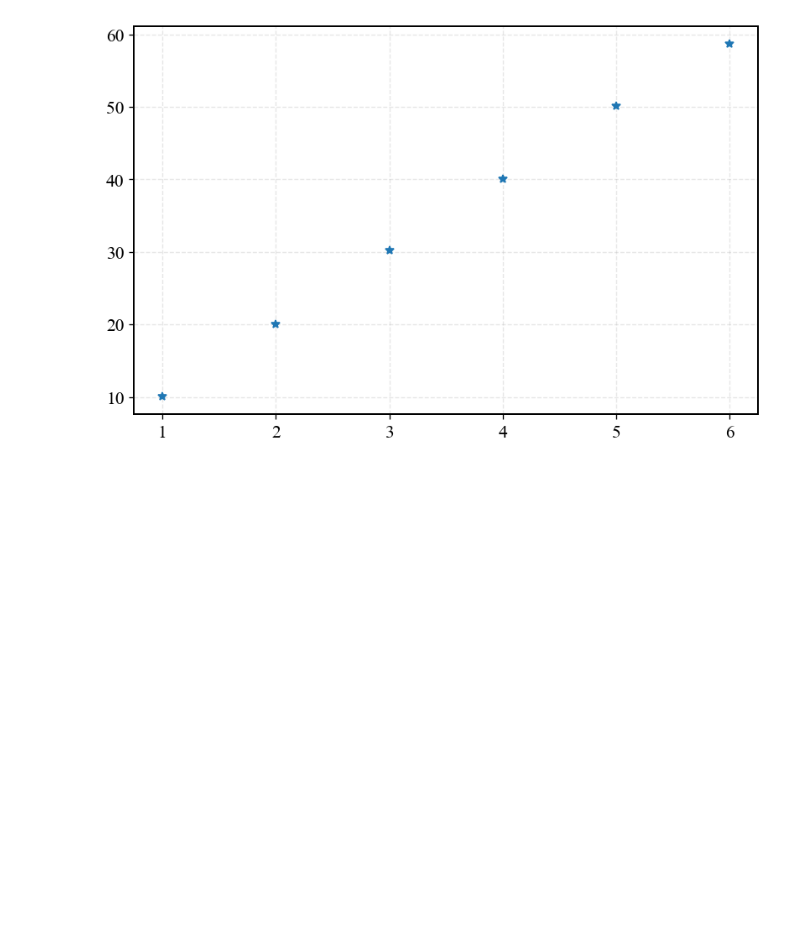
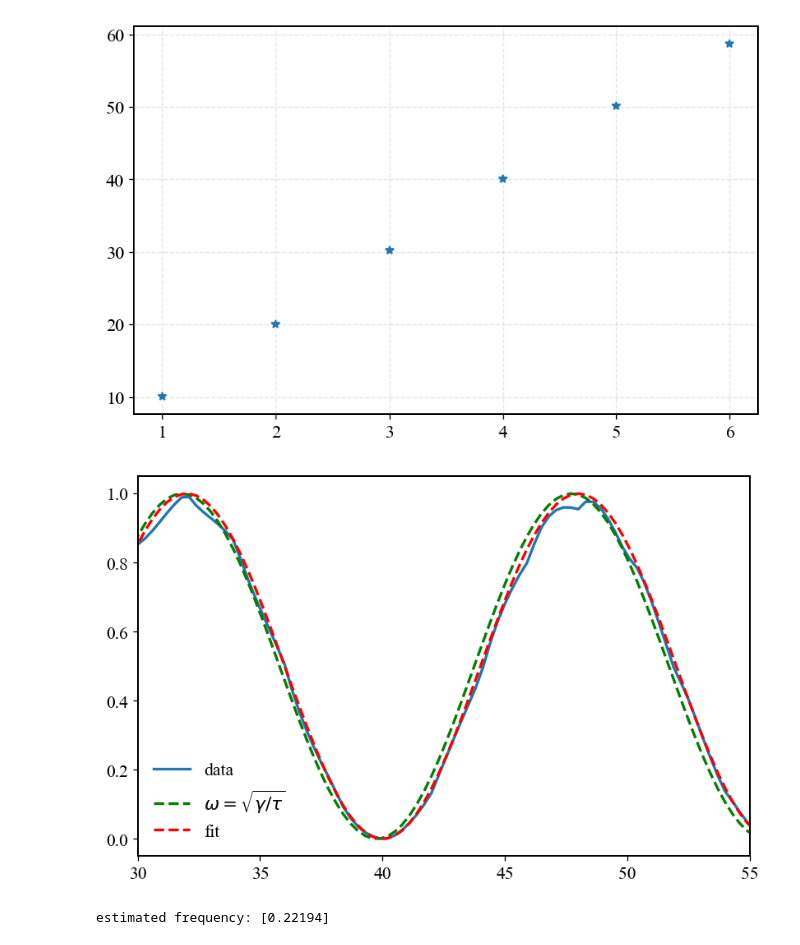
Before and after one commit to Taitoos2/non_markovian_qubit_swap, a Jupyter notebook: Idea_2.ipynb, the cells around one changed output. Saved outputs shown, nothing was run; the diff lists cells and outputs as text; code cells hidden in the pictures; blank space fills up the shorter version.

```diff
--- a/Idea_2.ipynb
+++ b/Idea_2.ipynb
@@ -114,0 +178,22 @@ def exp006(t_max:float,
+# %%
+gamma=0.078
+Delta=12
+L=1
+c=1
+tau=2*L/c
+
+t,e = run_ww_simulation(gamma=gamma,Delta=Delta,t_max=60)
+
+w_ref=np.sqrt(gamma/tau)
+w_fft=estimate_frequency(gamma=gamma,Delta=Delta)
+# %%
+plt.plot(t,e,label='data')
+plt.plot(t,np.cos(w_ref*t)**2,'g--',label=r'$\omega = \sqrt{\gamma/\tau}$')
+plt.plot(t,np.cos(w_fft*t)**2,'r--',label='fit')
+
+plt.xlim(30,55)
+plt.legend()
+plt.grid()
+plt.show()
+# %% [output]
+[figure, added]
@@ -114,0 +228,5 @@ def exp006(t_max:float,
+# %%
+w_L2=estimate_frequency_2()
+w_fft =estimate_frequency()
+# %% [output]
+estimated frequency: [0.22194]
```
Also changed, not shown: parts of 12 cells of this notebook, 1 other file.
